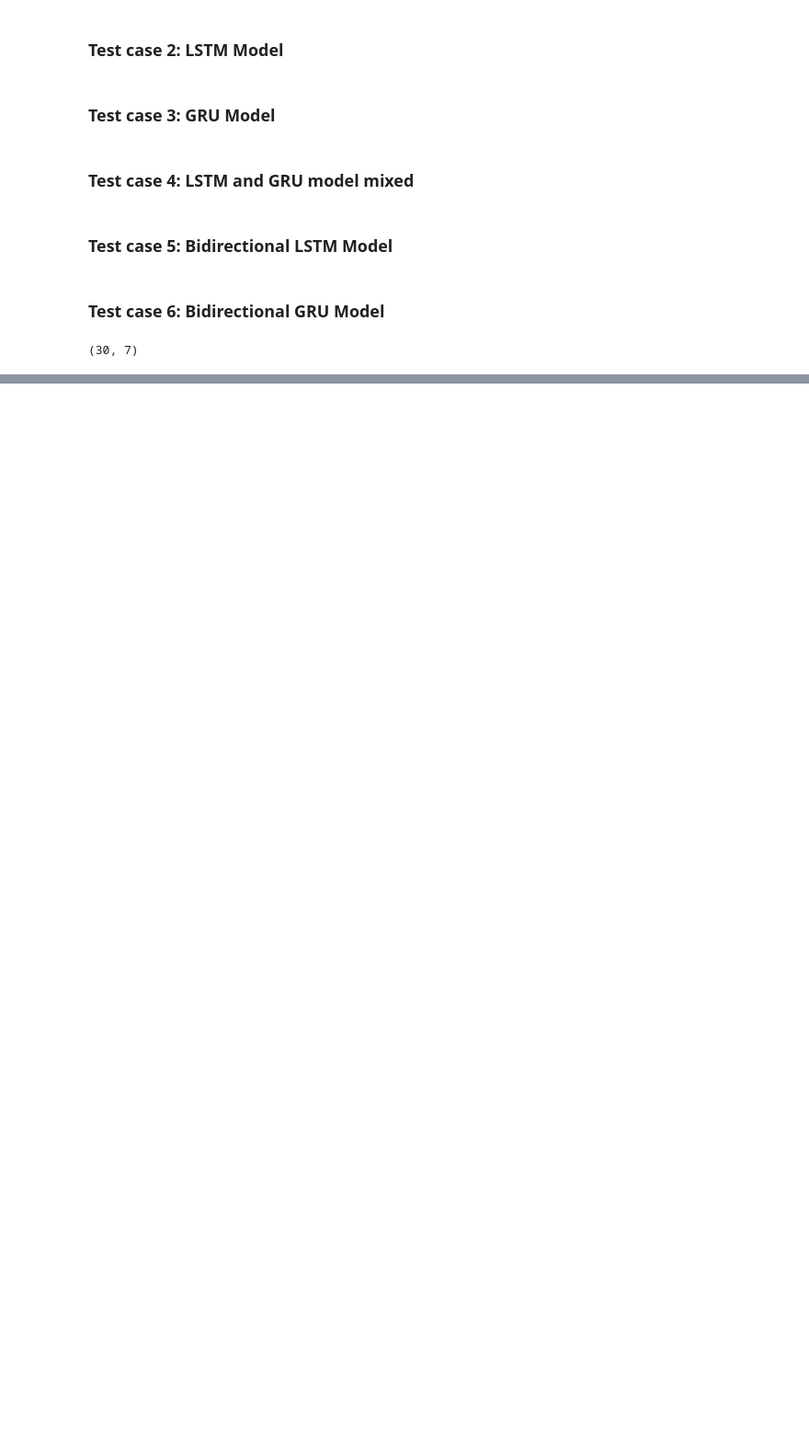
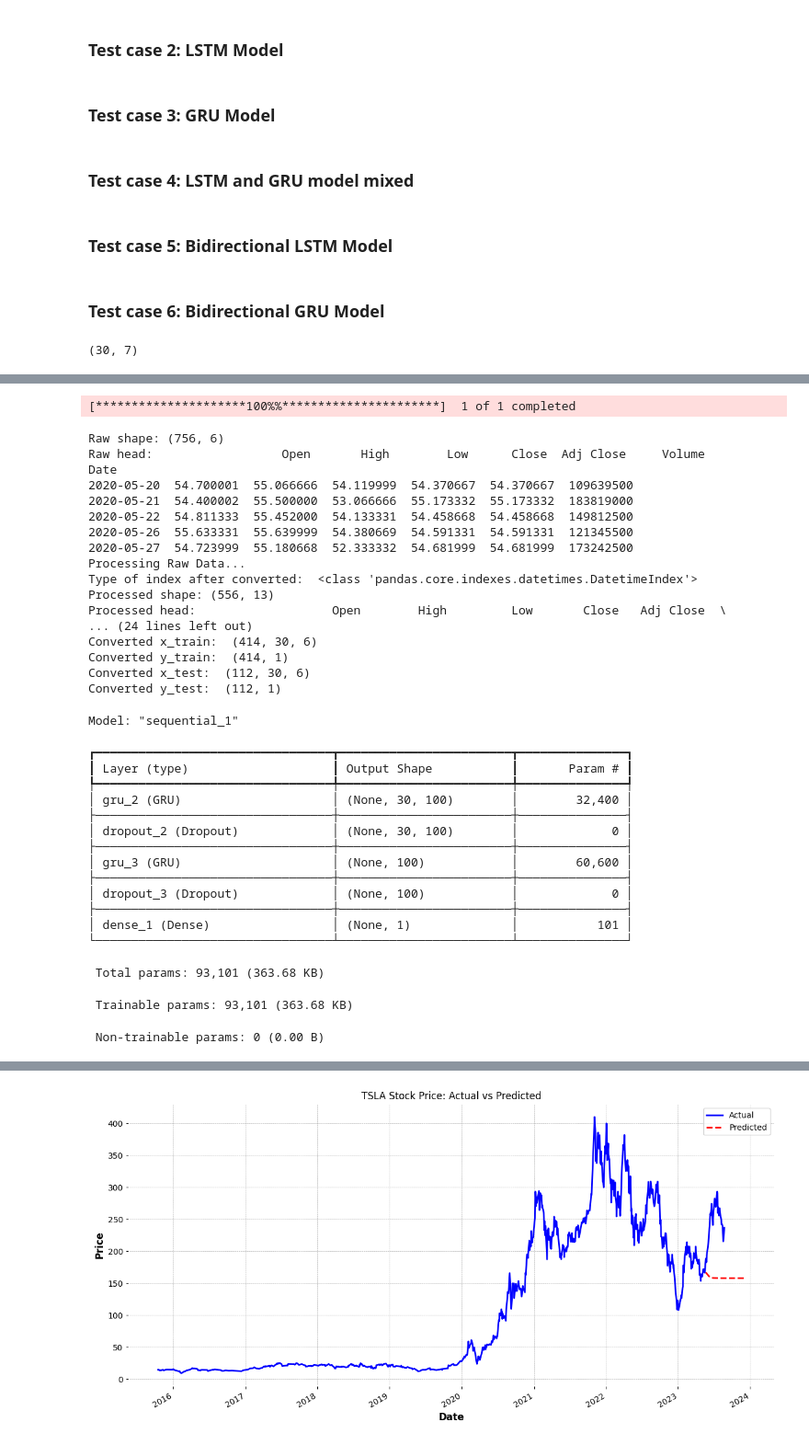
Before and after one commit to cobeo2004/cos30018, a Jupyter notebook: Week5/v0.4/stock_prediction.ipynb, the cells around one changed output, grey strips where cells are left out. Shown at 92% size. Saved outputs shown, nothing was run; the diff lists cells and outputs as text; code cells hidden in the pictures; blank space fills up the shorter version.

```diff
--- a/Week5/v0.4/stock_prediction.ipynb
+++ b/Week5/v0.4/stock_prediction.ipynb
@@ -267,8 +315,17 @@ def validate_data() -> pd.DataFrame:
     - Save the train and test data to a CSV file by using the to_csv()function from pandas and save the feature and target scalers using the defined save_or_load_object() function.
     - Save the created train and test arrays to a .npz file using savez()function from numpy.
 # %%
+
+PREPARED_TRAIN_ALL = os.path.join(PREPARED_DATA_DIRECTORY, f"xytrain_data_{start}-{end}-{ticker}_stock.npz")
+PREPARED_TRAIN_DATASET = os.path.join(PREPARED_DATA_DIRECTORY, f"train_dataset_of_{ticker}_from_{start}_to_{end}.csv")
+PREPARED_TEST_DATASET = os.path.join(PREPARED_DATA_DIRECTORY, f"test_dataset_of_{ticker}_from_{start}_to_{end}.csv")
+PREPARED_SCALER_FEATURE = os.path.join(PREPARED_DATA_DIRECTORY, f"feature_scaler_of_{ticker}_from_{start}_to_{end}.pkl")
+PREPARED_SCALER_TARGET = os.path.join(PREPARED_DATA_DIRECTORY, f"targe_scaler_of_{ticker}_from_{start}_to_{end}.pkl")
+PREPARED_TRAIN_ARRAY = os.path.join(PREPARED_DATA_DIRECTORY, f"xytrain_train_array_of_{ticker}_from_{start}_to_{end}.npz")
+PREPARED_TEST_ARRAY = os.path.join(PREPARED_DATA_DIRECTORY, f"xytrain_test_array_of_{ticker}_from_{start}_to_{end}.npz")
+
 data = load_data(start, end, ticker)
-df = validate_data()
+df = validate_data(start, end, ticker)
 
 if check_file_exists(PREPARED_TRAIN_DATASET) and check_file_exists(PREPARED_TEST_DATASET):
     print('Loading Existed Train and Test Data...')
@@ -870,0 +973,24 @@ metric_plot(model_train_history, 'loss', 'val_loss', 'Loss vs Val Loss')
+# %%
+def train_model(
+    model_config: List[ModelConfig],  # List of model configuration dictionaries
+    shape: Tuple[int, int],  # Shape of the input data (n_steps, n_features)
+    x_train: np.ndarray,  # Training input data
+    y_train: np.ndarray  # Training target data
+) -> Tuple[tf.keras.Model, tf.keras.callbacks.History]:
+    """
+    Train a dynamic model based on the given configuration and data.
+
+    Args:
+        model_config: List of dictionaries defining the model architecture.
+        shape: Tuple representing the shape of the input data.
+        x_train: Input training data.
+        y_train: Target training data.
+
+    Returns:
+        A tuple containing the trained model and its training history.
+    """
+    model = make_dynamic_model(shape, model_config)
+    model.summary()
+    model.compile(loss='mse', optimizer='adam', metrics=['accuracy'])
+    model_train_history = model.fit(x_train, y_train, epochs=100, batch_size=32, callbacks=[early_cb], shuffle=True, validation_split=0.2)
+    return model, model_train_history
@@ -870,0 +1203,8 @@ metric_plot(model_train_history, 'loss', 'val_loss', 'Loss vs Val Loss')
+# %%
+end = datetime.strptime('2023-05-20', '%Y-%m-%d')
+start = end - timedelta(days=365*3)
+predict_df, new_df, _, _, _, _, _, _, _ = multi_step_prediction(ticker, start.strftime("%Y-%m-%d"), end.strftime("%Y-%m-%d"), k=200)
+print("NewDF: ", new_df.head(30))
+print("OrigDF: ", df.head(30))
+plot_actual_vs_predicted(df, predict_df, ticker)
+# %% [output]
@@ -870,0 +1214,35 @@ metric_plot(model_train_history, 'loss', 'val_loss', 'Loss vs Val Loss')
+[*********************100%%**********************]  1 of 1 completed
+Raw shape: (756, 6)
+Raw head:                  Open       High        Low      Close  Adj Close     Volume
+Date
+2020-05-20  54.700001  55.066666  54.119999  54.370667  54.370667  109639500
+2020-05-21  54.400002  55.500000  53.066666  55.173332  55.173332  183819000
+2020-05-22  54.811333  55.452000  54.133331  54.458668  54.458668  149812500
+2020-05-26  55.633331  55.639999  54.380669  54.591331  54.591331  121345500
+2020-05-27  54.723999  55.180668  52.333332  54.681999  54.681999  173242500
+Processing Raw Data...
+Type of index after converted:  <class 'pandas.core.indexes.datetimes.DatetimeIndex'>
+Processed shape: (556, 13)
+Processed head:                   Open        High         Low       Close   Adj Close  \
+... (24 lines left out)
+Converted x_train:  (414, 30, 6)
+Converted y_train:  (414, 1)
+Converted x_test:  (112, 30, 6)
+Converted y_test:  (112, 1)
+Model: "sequential_1"
+┏━━━━━━━━━━━━━━━━━━━━━━━━━━━━━━━━━┳━━━━━━━━━━━━━━━━━━━━━━━━┳━━━━━━━━━━━━━━━┓
+┃ Layer (type)                    ┃ Output Shape           ┃       Param # ┃
+┡━━━━━━━━━━━━━━━━━━━━━━━━━━━━━━━━━╇━━━━━━━━━━━━━━━━━━━━━━━━╇━━━━━━━━━━━━━━━┩
+│ gru_2 (GRU)                     │ (None, 30, 100)        │        32,400 │
+├─────────────────────────────────┼────────────────────────┼───────────────┤
+│ dropout_2 (Dropout)             │ (None, 30, 100)        │             0 │
+├─────────────────────────────────┼────────────────────────┼───────────────┤
+│ gru_3 (GRU)                     │ (None, 100)            │        60,600 │
+├─────────────────────────────────┼────────────────────────┼───────────────┤
+│ dropout_3 (Dropout)             │ (None, 100)            │             0 │
+├─────────────────────────────────┼────────────────────────┼───────────────┤
+│ dense_1 (Dense)                 │ (None, 1)              │           101 │
+└─────────────────────────────────┴────────────────────────┴───────────────┘
+ Total params: 93,101 (363.68 KB)
+ Trainable params: 93,101 (363.68 KB)
+ Non-trainable params: 0 (0.00 B)
@@ -870,0 +1266 @@ metric_plot(model_train_history, 'loss', 'val_loss', 'Loss vs Val Loss')
+[figure, added]
```
Also changed, not shown: parts of 36 cells of this notebook, 16 other files.
